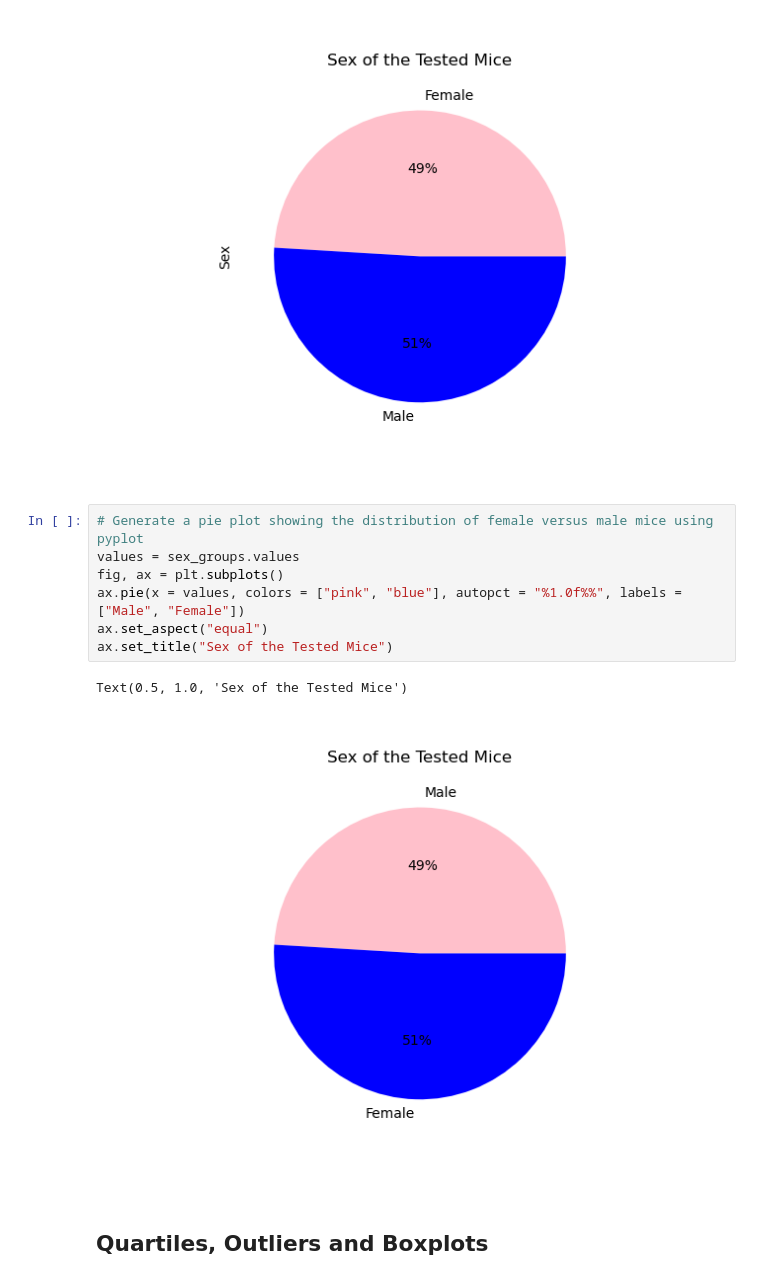
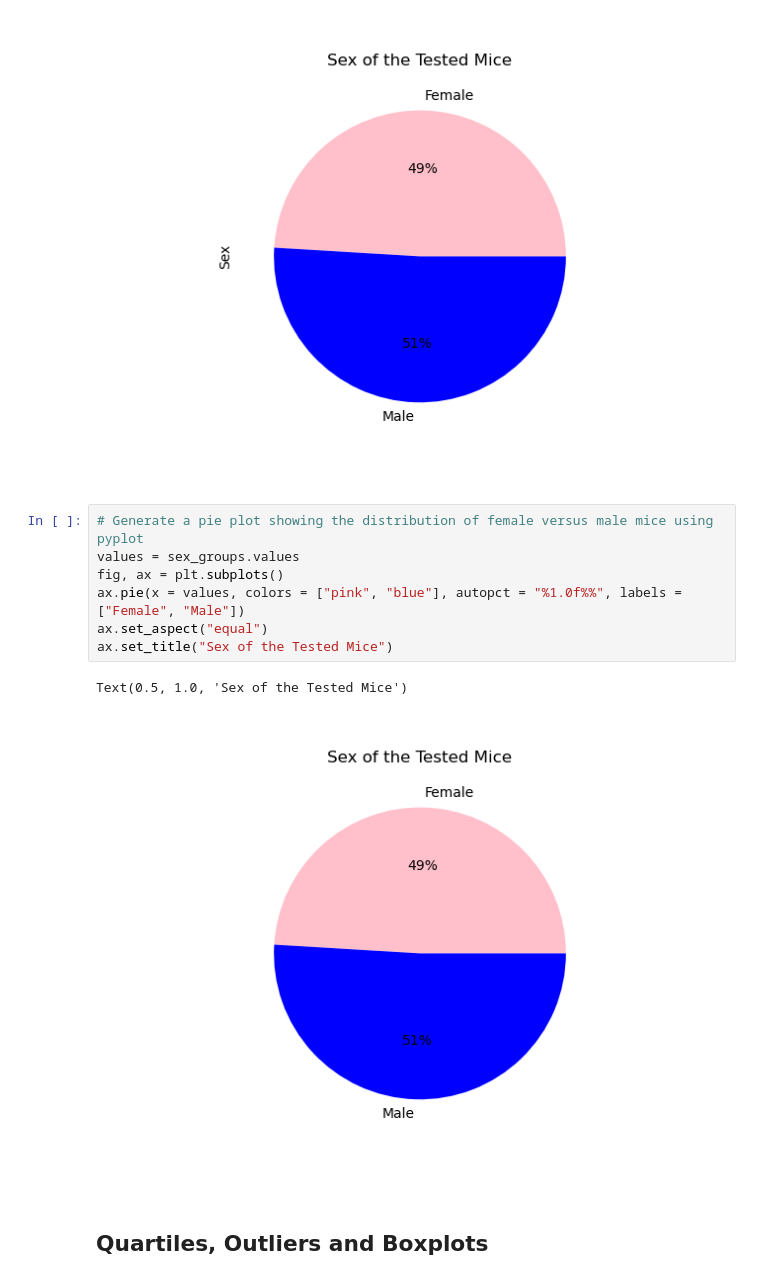
Before and after one commit to jacktemme/matplot-challenge, a Jupyter notebook: Pymaceuticals/pymaceuticals_starter.ipynb, the cells around one changed output. Cells and saved outputs as stored; diff of their text form.

```diff
--- a/Pymaceuticals/pymaceuticals_starter.ipynb
+++ b/Pymaceuticals/pymaceuticals_starter.ipynb
@@ -183,13 +183,13 @@ sex_groups.plot(kind = "pie", colors = ["pink", "blue"], autopct = "%1.0f%%", ti
 # %%
 # Generate a pie plot showing the distribution of female versus male mice using pyplot
 values = sex_groups.values
 fig, ax = plt.subplots()
-ax.pie(x = values, colors = ["pink", "blue"], autopct = "%1.0f%%", labels = ["Male", "Female"])
+ax.pie(x = values, colors = ["pink", "blue"], autopct = "%1.0f%%", labels = ["Female", "Male"])
 ax.set_aspect("equal")
 ax.set_title("Sex of the Tested Mice")
 # %% [output]
 Text(0.5, 1.0, 'Sex of the Tested Mice')
-[figure, old version]
+[figure, new version]
 # %% [markdown]
 ## Quartiles, Outliers and Boxplots
 # %%
```
Also changed, not shown: parts of 7 cells of this notebook.
